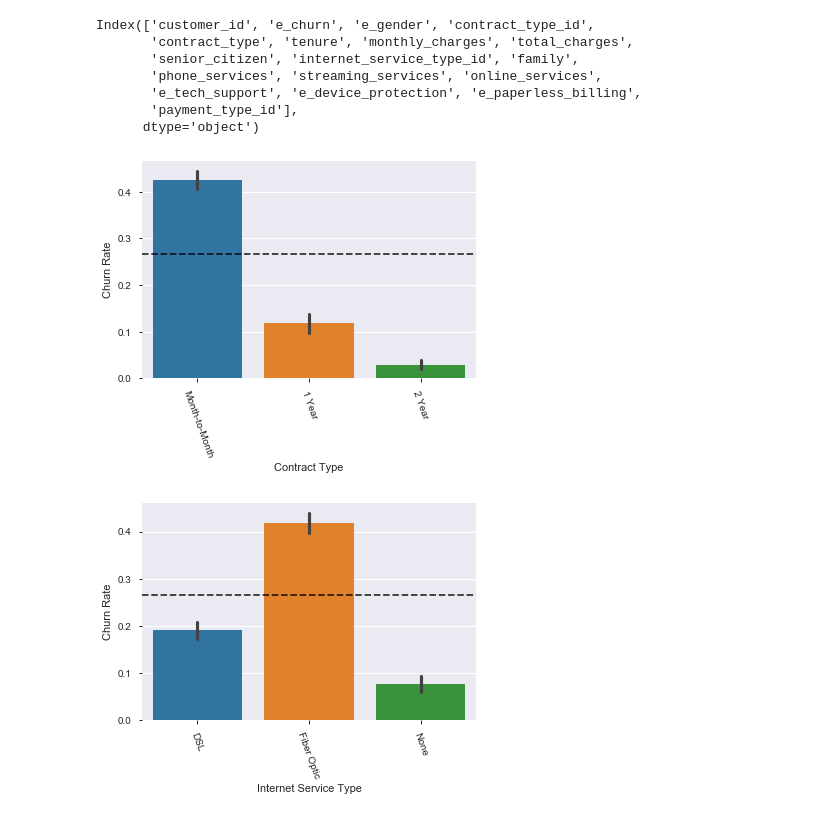
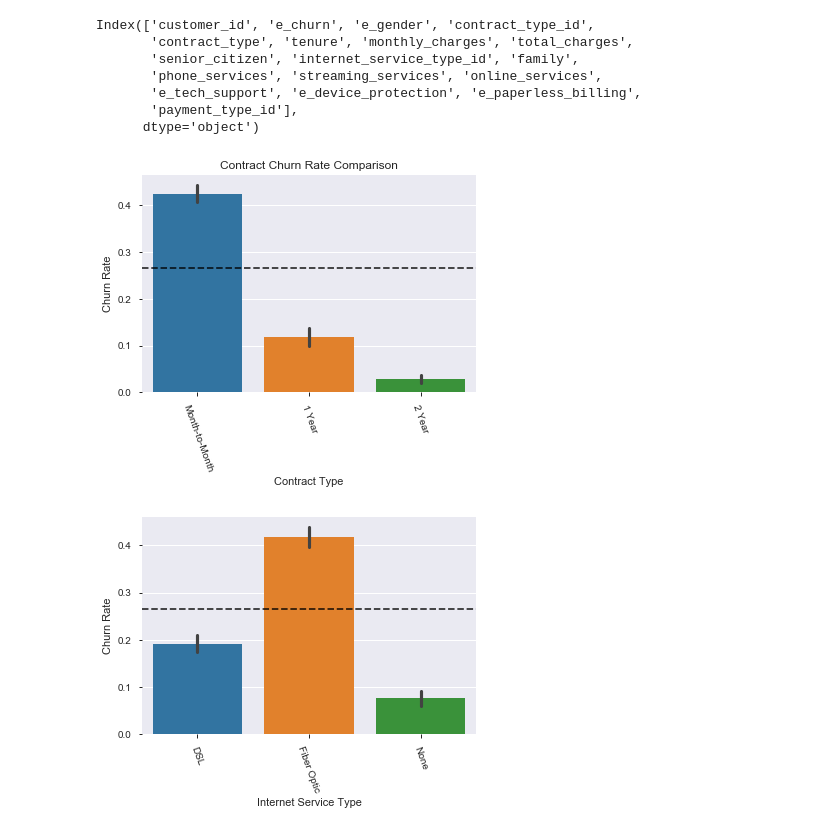
Before and after one commit to Padraic-Doran/classification_project, a Jupyter notebook: telco_class_project.ipynb, the cells around one changed output. Cells and saved outputs as stored; diff of their text form; code cells hidden in the pictures.

```diff
--- a/telco_class_project.ipynb
+++ b/telco_class_project.ipynb
@@ -628,12 +628,12 @@ Index(['customer_id', 'e_churn', 'e_gender', 'contract_type_id',
 # %%
 fig = sns.barplot(x="contract_type_id", y='e_churn', data=train)
 fig.set_xticklabels(["Month-to-Month", "1 Year","2 Year"])
-fig.set(ylabel='Churn Rate', xlabel= 'Contract Type')
+fig.set(ylabel='Churn Rate', xlabel= 'Contract Type', title= 'Contract Churn Rate Comparison')
 plt.axhline(churn_rate, ls='--', label= 'Histroical Churn Rate', alpha = 0.8, color='black')
 plt.xticks(rotation=-70)
 plt.show()
 # %% [output]
-[figure, old version]
+[figure, new version]
 # %%
 fig = sns.barplot(x="internet_service_type_id", y='e_churn', data=train)
 fig.set_xticklabels(["DSL", "Fiber Optic","None"])
```
Also changed, not shown: parts of 12 cells of this notebook.
